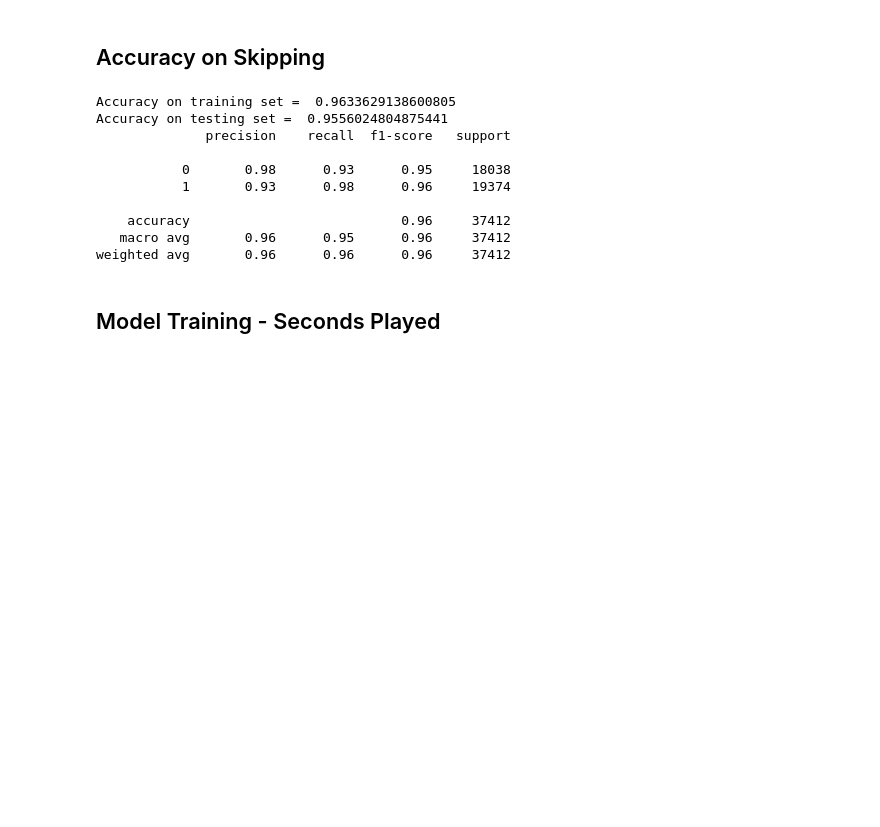
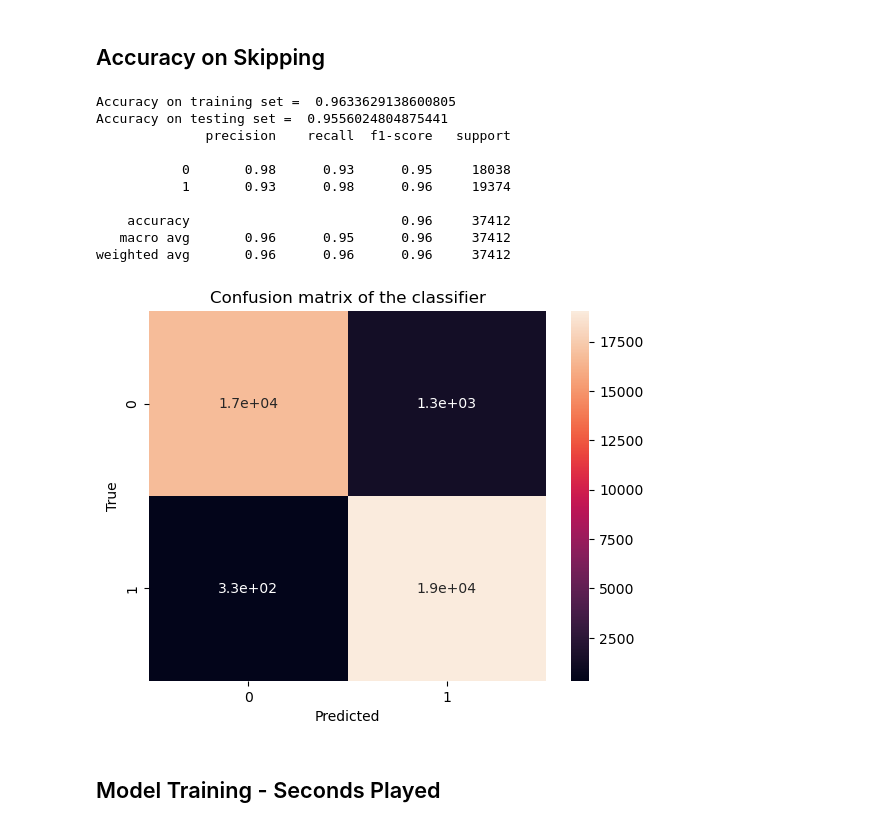
Before and after one commit to kennajw/spotify-cs506, a Jupyter notebook: cs506.ipynb, the cells around one changed output. Cells and saved outputs as stored; diff of their text form; code cells hidden in the pictures; blank space fills up the shorter version.

Commit message:
added confusion matrix output to models

```diff
--- a/cs506.ipynb
+++ b/cs506.ipynb
@@ -243,20 +240,29 @@ Pipeline(steps=[('col',
 # %%
 Y_train_pred = model.predict(X_train)
 print("Accuracy on training set = ", accuracy_score(Y_train, Y_train_pred))
 Y_test_pred = model.predict(X_test)
 print("Accuracy on testing set = ", accuracy_score(Y_test, Y_test_pred))
 print(classification_report(Y_test, Y_test_pred))
+
+# Plot a confusion matrix -- commented out because it would take a while to run sometimes
+cm = confusion_matrix(Y_test, Y_test_pred)
+sns.heatmap(cm, annot=True)
+plt.title('Confusion matrix of the classifier')
+plt.xlabel('Predicted')
+plt.ylabel('True')
+plt.show()
 # %% [output]
 Accuracy on training set =  0.9633629138600805
 Accuracy on testing set =  0.9556024804875441
               precision    recall  f1-score   support
 
            0       0.98      0.93      0.95     18038
            1       0.93      0.98      0.96     19374
 
     accuracy                           0.96     37412
    macro avg       0.96      0.95      0.96     37412
 weighted avg       0.96      0.96      0.96     37412
+[figure, added]
 # %% [markdown]
 ## Model Training - Seconds Played
 # %%
```
Also changed, not shown: parts of 4 cells of this notebook.
